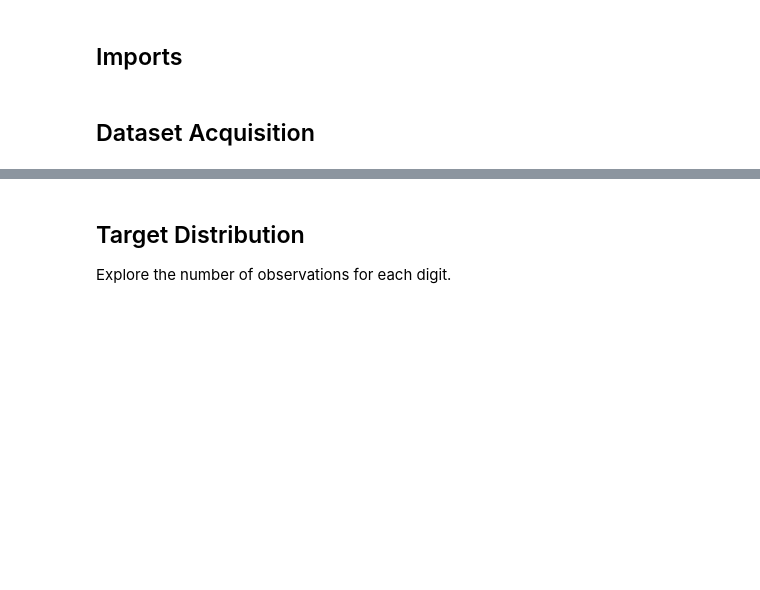
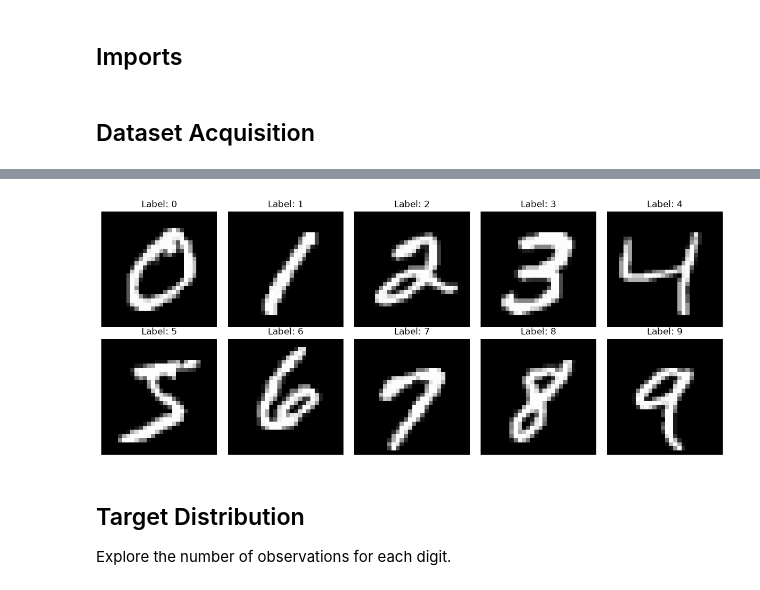
Before and after one commit to cudidotdev/mnist-784-rbf-experiments, a Jupyter notebook: notebooks/00_data_exploration.ipynb, the cells around one changed output, grey strips where cells are left out. Saved outputs shown, nothing was run; the diff lists cells and outputs as text; code cells hidden in the pictures; blank space fills up the shorter version.

```diff
--- a/notebooks/00_data_exploration.ipynb
+++ b/notebooks/00_data_exploration.ipynb
@@ -54,3 +34,19 @@ shape: (10, 785)
+# %%
+# First example of each digit (index of first occurrence per label)
+
+digits, first_idx = np.unique(y, return_index=True)
+
+fig, axes = plt.subplots(2, 5, figsize=(12, 5))
+
+for ax, digit, idx in zip(axes.flat, digits, first_idx):
+    ax.imshow(X[idx].reshape(28, 28), cmap="gray")
+    ax.set_title(f"Label: {digit}")
+    ax.axis("off")
+
+plt.tight_layout()
+plt.show()
+# %% [output]
+[figure, added]
 # %% [markdown]
 ## Target Distribution
 
```
Also changed, not shown: parts of 12 cells of this notebook, 4 other files.
